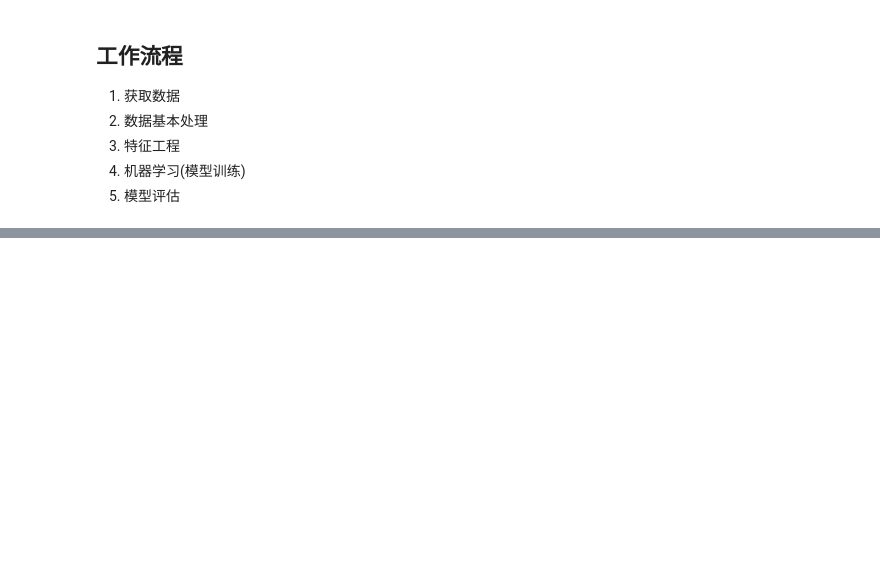
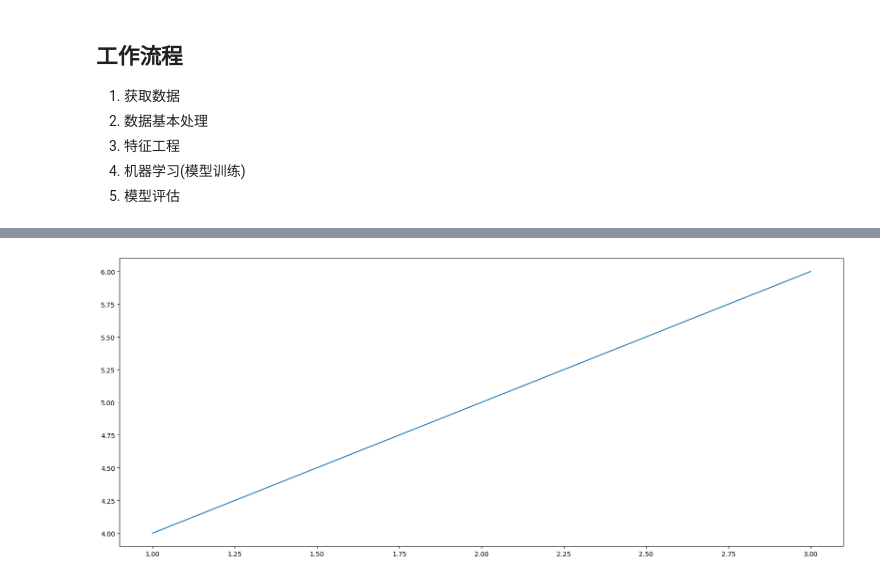
Before and after one commit to Jacob-xyb/Python_Note, a Jupyter notebook: DeepLearning/Beginners/B站_Python机器学习算法基础/Python机器学习算法基础.ipynb, the cells around one changed output, grey strips where cells are left out. Cells and saved outputs as stored; diff of their text form; code cells hidden in the pictures; blank space fills up the shorter version.

```diff
--- a/DeepLearning/Beginners/B站_Python机器学习算法基础/Python机器学习算法基础.ipynb
+++ b/DeepLearning/Beginners/B站_Python机器学习算法基础/Python机器学习算法基础.ipynb
@@ -14,0 +132,15 @@
+# %%
+import matplotlib.pyplot as plt
+
+# 1.创建画布
+plt.figure(figsize=(20, 8), dpi=100)
+
+# 2.绘制图像
+x = [1, 2, 3]
+y = [4, 5, 6]
+plt.plot(x, y)
+
+# 3.显示图像
+plt.show()
+# %% [output]
+[figure, added]
```
Also changed, not shown: parts of 67 cells of this notebook, 1 other file.
